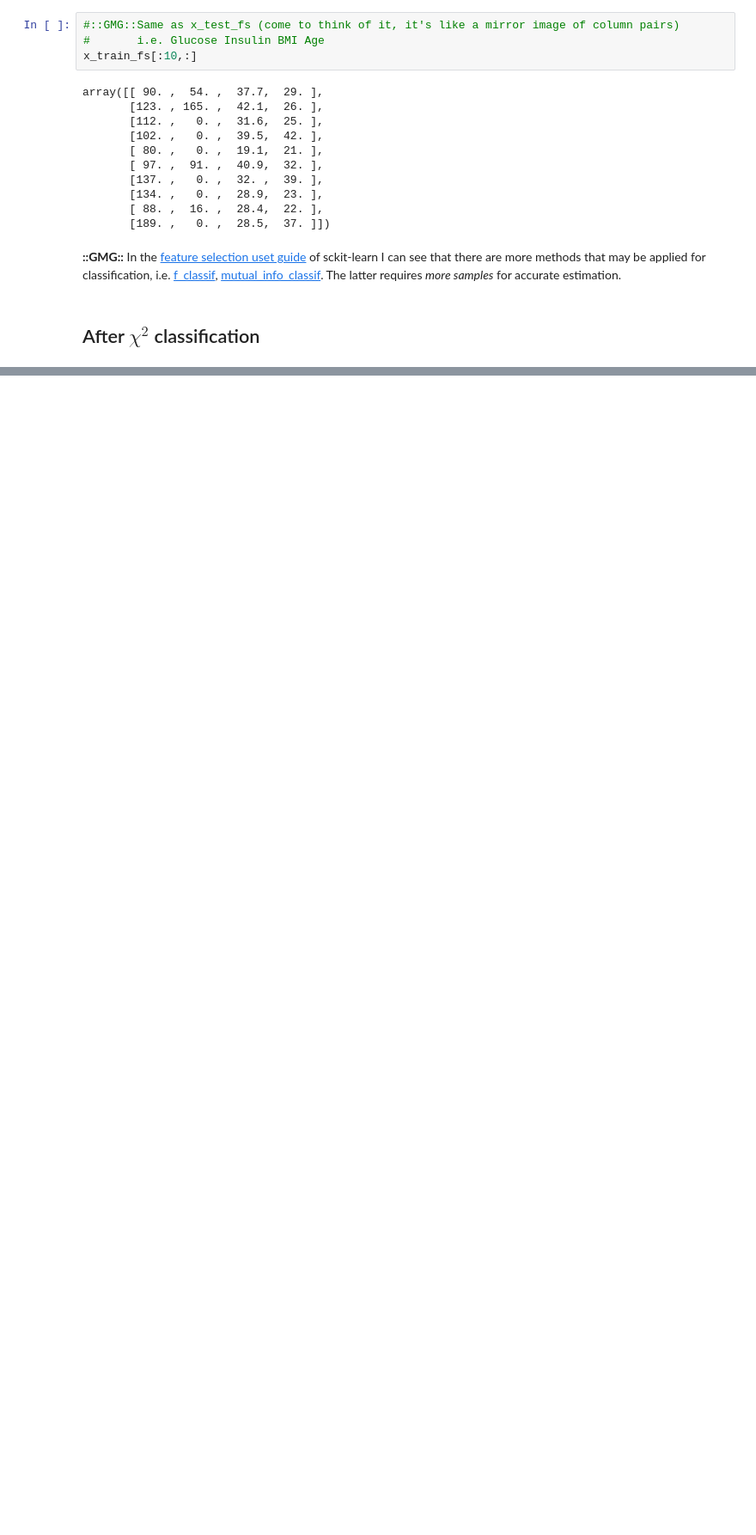
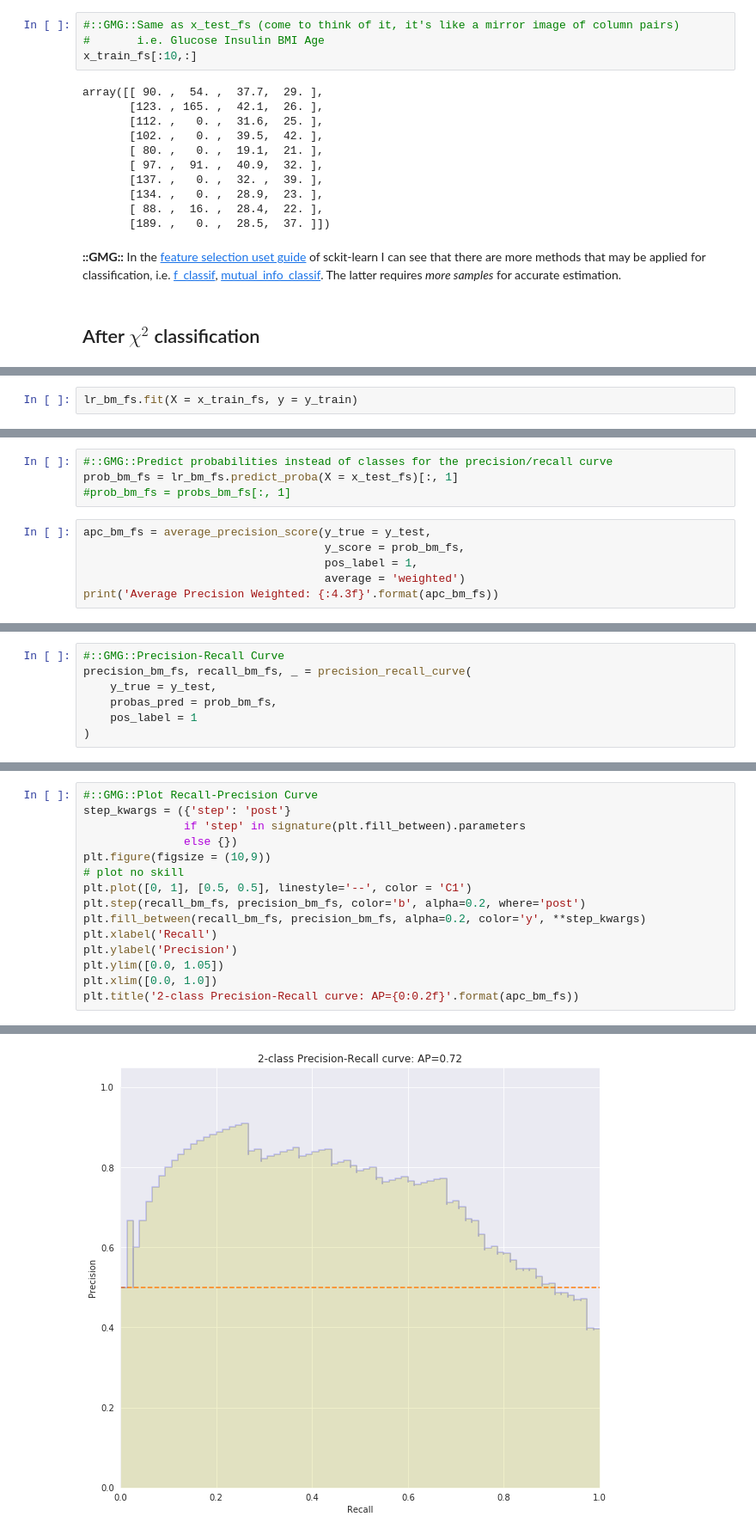
Before and after one commit to yerartdev/tfm-pb, a Jupyter notebook: poc-fs-filter-pima-indians-diabetes.ipynb, the cells around one changed output, grey strips where cells are left out. Shown at 86% size. Drawn from its saved outputs; the diff is of its cells as text; blank space fills up the shorter version.

Commit message:
filter Method: after chi-square classification; model, fit and prredict with initial score, metrics; slightly worse in most metrics; worse in recall diabetes

```diff
--- a/poc-fs-filter-pima-indians-diabetes.ipynb
+++ b/poc-fs-filter-pima-indians-diabetes.ipynb
@@ -592,0 +602,2 @@ array([[ 90. ,  54. ,  37.7,  29. ],
+# %%
+lr_bm_fs.fit(X = x_train_fs, y = y_train)
@@ -592,0 +650,10 @@ array([[ 90. ,  54. ,  37.7,  29. ],
+# %%
+#::GMG::Predict probabilities instead of classes for the precision/recall curve
+prob_bm_fs = lr_bm_fs.predict_proba(X = x_test_fs)[:, 1]
+#prob_bm_fs = probs_bm_fs[:, 1]
+# %%
+apc_bm_fs = average_precision_score(y_true = y_test,
+                                    y_score = prob_bm_fs,
+                                    pos_label = 1,
+                                    average = 'weighted')
+print('Average Precision Weighted: {:4.3f}'.format(apc_bm_fs))
@@ -592,0 +662,7 @@ array([[ 90. ,  54. ,  37.7,  29. ],
+# %%
+#::GMG::Precision-Recall Curve
+precision_bm_fs, recall_bm_fs, _ = precision_recall_curve(
+    y_true = y_test,
+    probas_pred = prob_bm_fs,
+    pos_label = 1
+)
@@ -592,0 +675,16 @@ array([[ 90. ,  54. ,  37.7,  29. ],
+# %%
+#::GMG::Plot Recall-Precision Curve
+step_kwargs = ({'step': 'post'}
+               if 'step' in signature(plt.fill_between).parameters
+               else {})
+plt.figure(figsize = (10,9))
+# plot no skill
+plt.plot([0, 1], [0.5, 0.5], linestyle='--', color = 'C1')
+plt.step(recall_bm_fs, precision_bm_fs, color='b', alpha=0.2, where='post')
+plt.fill_between(recall_bm_fs, precision_bm_fs, alpha=0.2, color='y', **step_kwargs)
+plt.xlabel('Recall')
+plt.ylabel('Precision')
+plt.ylim([0.0, 1.05])
+plt.xlim([0.0, 1.0])
+plt.title('2-class Precision-Recall curve: AP={0:0.2f}'.format(apc_bm_fs))
+# %% [output]
@@ -592,0 +692 @@ array([[ 90. ,  54. ,  37.7,  29. ],
+[figure, added]
```
Also changed, not shown: parts of 19 cells of this notebook.
